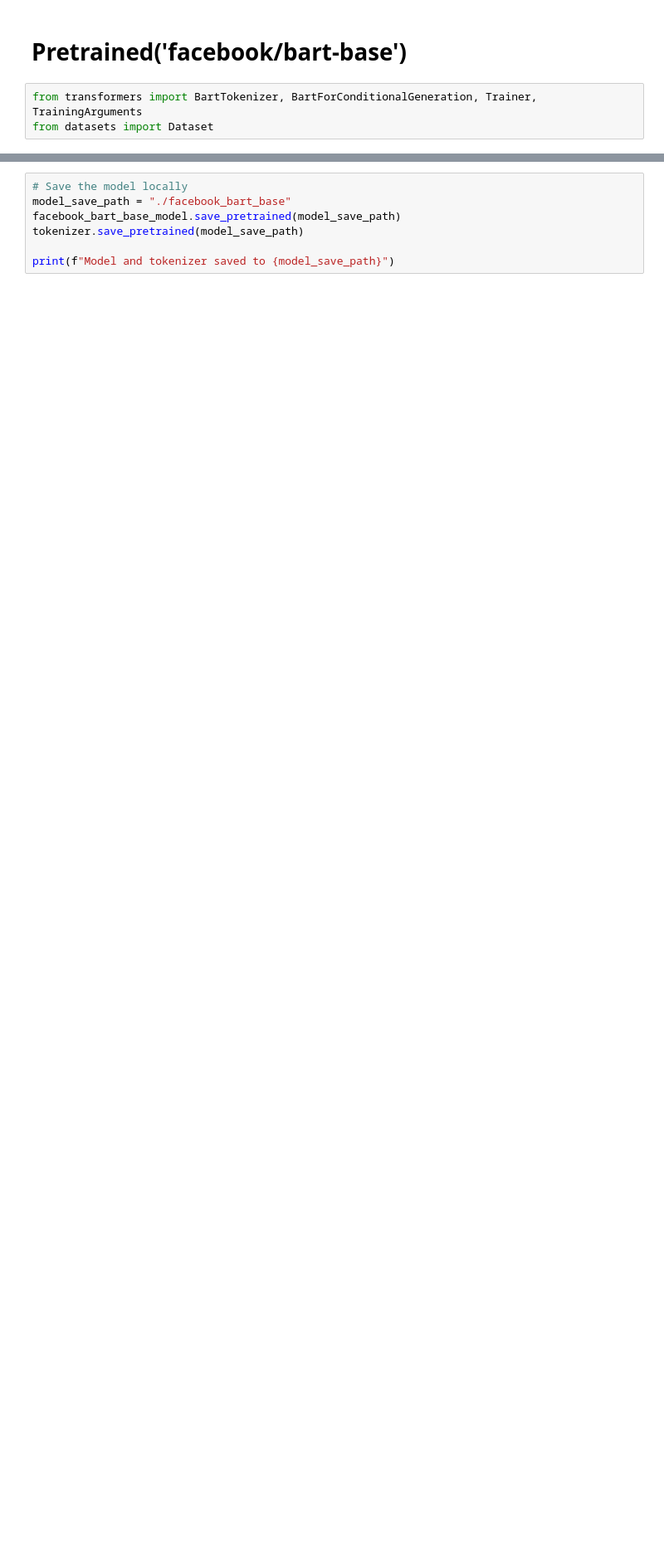
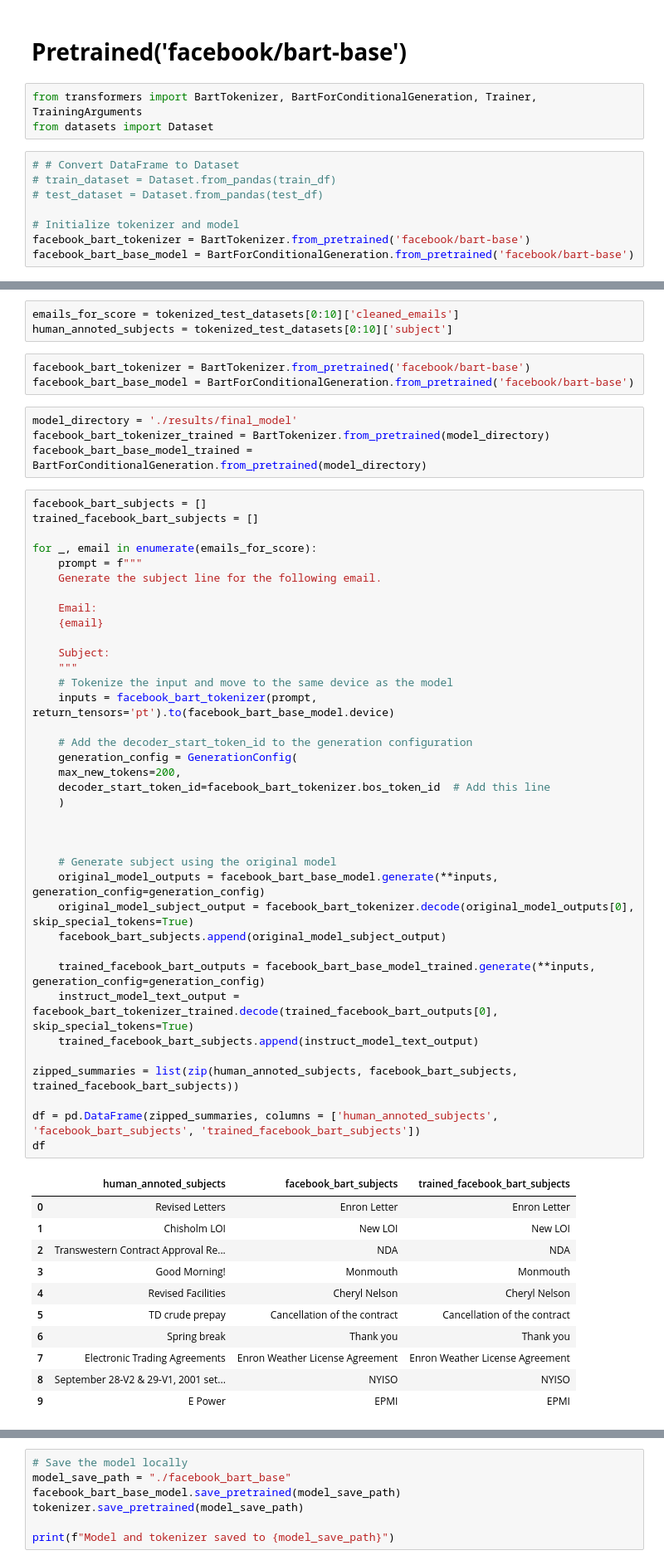
Before and after one commit to nutworker/qM-AI-L, a Jupyter notebook: email-subject/model-tuning/AESLC_tuning.ipynb, the cells around one changed output, grey strips where cells are left out. Shown at 83% size. Cells and saved outputs as stored; diff of their text form; blank space fills up the shorter version.

```diff
--- a/email-subject/model-tuning/AESLC_tuning.ipynb
+++ b/email-subject/model-tuning/AESLC_tuning.ipynb
@@ -796,3 +894,11 @@ print(f'Average SACREBLEU: {average_sacrebleu:.4f}')
 # %%
 from transformers import BartTokenizer, BartForConditionalGeneration, Trainer, TrainingArguments
 from datasets import Dataset
+# %%
+# # Convert DataFrame to Dataset
+# train_dataset = Dataset.from_pandas(train_df)
+# test_dataset = Dataset.from_pandas(test_df)
+
+# Initialize tokenizer and model
+facebook_bart_tokenizer = BartTokenizer.from_pretrained('facebook/bart-base')
+facebook_bart_base_model = BartForConditionalGeneration.from_pretrained('facebook/bart-base')
@@ -842,0 +1064,59 @@ facebook_bart_base_model_trainer.train()
+# %%
+emails_for_score = tokenized_test_datasets[0:10]['cleaned_emails']
+human_annoted_subjects = tokenized_test_datasets[0:10]['subject']
+# %%
+facebook_bart_tokenizer = BartTokenizer.from_pretrained('facebook/bart-base')
+facebook_bart_base_model = BartForConditionalGeneration.from_pretrained('facebook/bart-base')
+# %%
+model_directory = './results/final_model'
+facebook_bart_tokenizer_trained = BartTokenizer.from_pretrained(model_directory)
+facebook_bart_base_model_trained = BartForConditionalGeneration.from_pretrained(model_directory)
+# %%
+facebook_bart_subjects = []
+trained_facebook_bart_subjects = []
+
+for _, email in enumerate(emails_for_score):
+    prompt = f"""
+    Generate the subject line for the following email.
+
+    Email:
+    {email}
+
+    Subject:
+    """
+    # Tokenize the input and move to the same device as the model
+    inputs = facebook_bart_tokenizer(prompt, return_tensors='pt').to(facebook_bart_base_model.device)
+
+    # Add the decoder_start_token_id to the generation configuration
+    generation_config = GenerationConfig(
+    max_new_tokens=200,
+    decoder_start_token_id=facebook_bart_tokenizer.bos_token_id  # Add this line
+    )
+
+
+
+    # Generate subject using the original model
+    original_model_outputs = facebook_bart_base_model.generate(**inputs, generation_config=generation_config)
+    original_model_subject_output = facebook_bart_tokenizer.decode(original_model_outputs[0], skip_special_tokens=True)
+    facebook_bart_subjects.append(original_model_subject_output)
+
+    trained_facebook_bart_outputs = facebook_bart_base_model_trained.generate(**inputs, generation_config=generation_config)
+    instruct_model_text_output = facebook_bart_tokenizer_trained.decode(trained_facebook_bart_outputs[0], skip_special_tokens=True)
+    trained_facebook_bart_subjects.append(instruct_model_text_output)
+
+zipped_summaries = list(zip(human_annoted_subjects, facebook_bart_subjects, trained_facebook_bart_subjects))
+
+df = pd.DataFrame(zipped_summaries, columns = ['human_annoted_subjects', 'facebook_bart_subjects', 'trained_facebook_bart_subjects'])
+df
+# %% [output]
+|  | human_annoted_subjects | facebook_bart_subjects | trained_facebook_bart_subjects |
+| 0 | Revised Letters | Enron Letter | Enron Letter |
+| 1 | Chisholm LOI | New LOI | New LOI |
+| 2 | Transwestern Contract Approval Re... | NDA | NDA |
+| 3 | Good Morning! | Monmouth | Monmouth |
+| 4 | Revised Facilities | Cheryl Nelson | Cheryl Nelson |
+| 5 | TD crude prepay | Cancellation of the contract | Cancellation of the contract |
+| 6 | Spring break | Thank you | Thank you |
+| 7 | Electronic Trading Agreements | Enron Weather License Agreement | Enron Weather License Agreement |
+| 8 | September 28-V2 & 29-V1, 2001 set... | NYISO | NYISO |
+| 9 | E Power | EPMI | EPMI |
```
Also changed, not shown: parts of 58 cells of this notebook.
